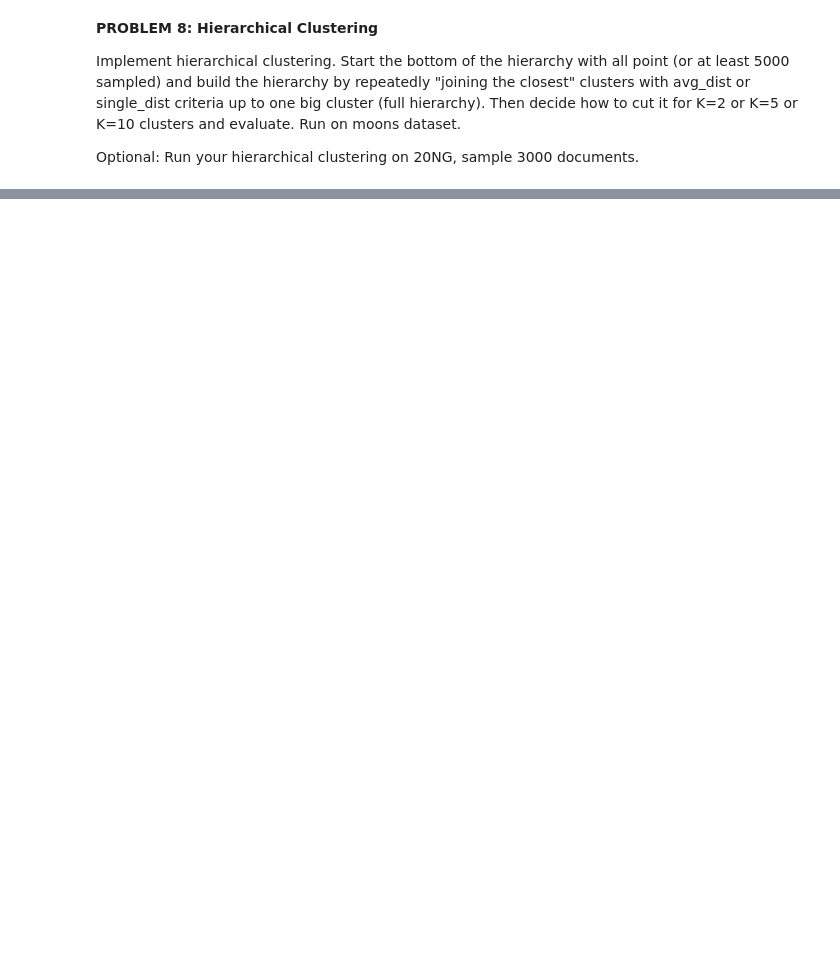
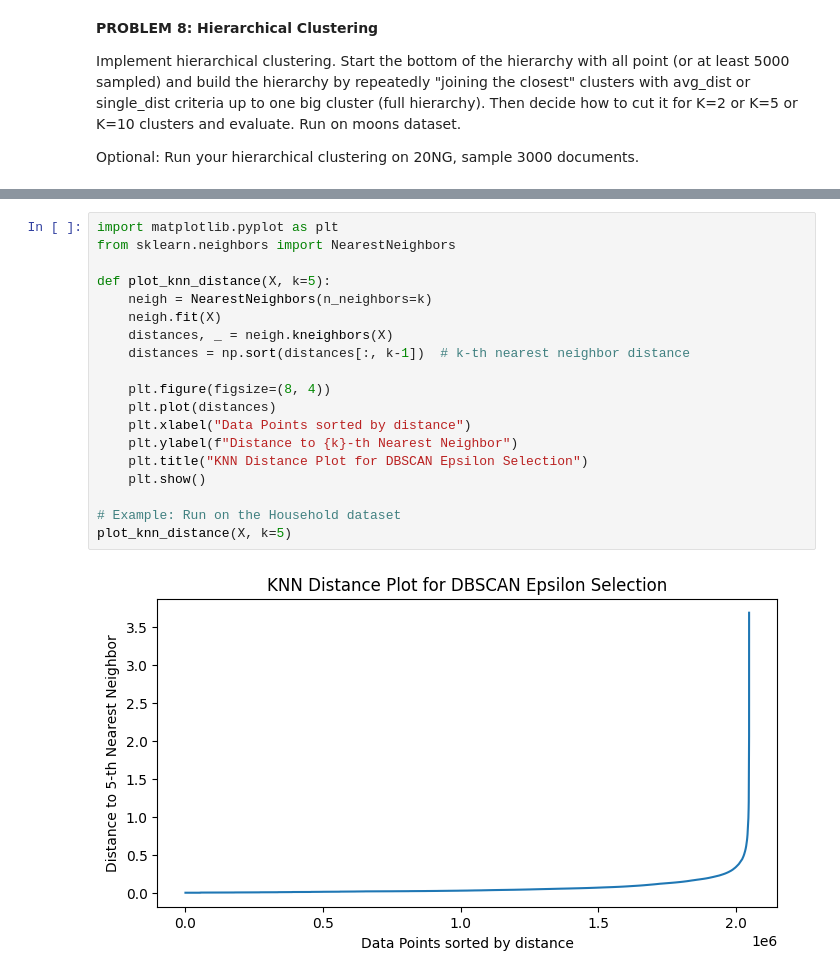
Before and after one commit to HalgasAdrian/CS5230-Coursework, a Jupyter notebook: HW2B Clustering DBSCAN, Hierarchical Clustering.ipynb, the cells around one changed output, grey strips where cells are left out. Drawn from its saved outputs; the diff is of its cells as text; blank space fills up the shorter version.

```diff
--- a/HW2B Clustering DBSCAN, Hierarchical Clustering.ipynb
+++ b/HW2B Clustering DBSCAN, Hierarchical Clustering.ipynb
@@ -224,0 +363,21 @@ Optional: Run your hierarchical clustering on 20NG, sample 3000 documents.
+# %%
+import matplotlib.pyplot as plt
+from sklearn.neighbors import NearestNeighbors
+
+def plot_knn_distance(X, k=5):
+    neigh = NearestNeighbors(n_neighbors=k)
+    neigh.fit(X)
+    distances, _ = neigh.kneighbors(X)
+    distances = np.sort(distances[:, k-1])  # k-th nearest neighbor distance
+
+    plt.figure(figsize=(8, 4))
+    plt.plot(distances)
+    plt.xlabel("Data Points sorted by distance")
+    plt.ylabel(f"Distance to {k}-th Nearest Neighbor")
+    plt.title("KNN Distance Plot for DBSCAN Epsilon Selection")
+    plt.show()
+
+# Example: Run on the Household dataset
+plot_knn_distance(X, k=5)
+# %% [output]
+[figure, added]
```
Also changed, not shown: parts of 10 cells of this notebook.
